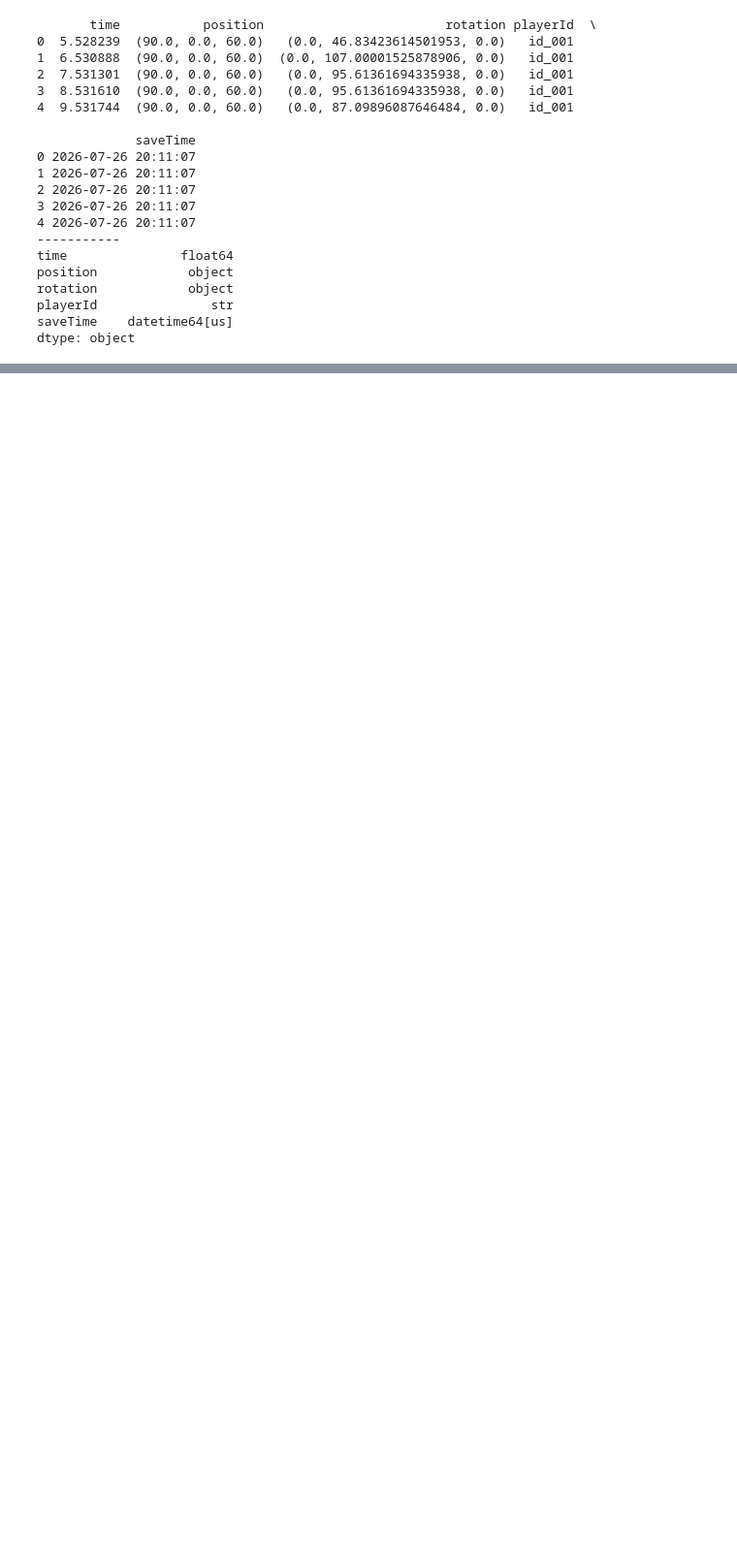
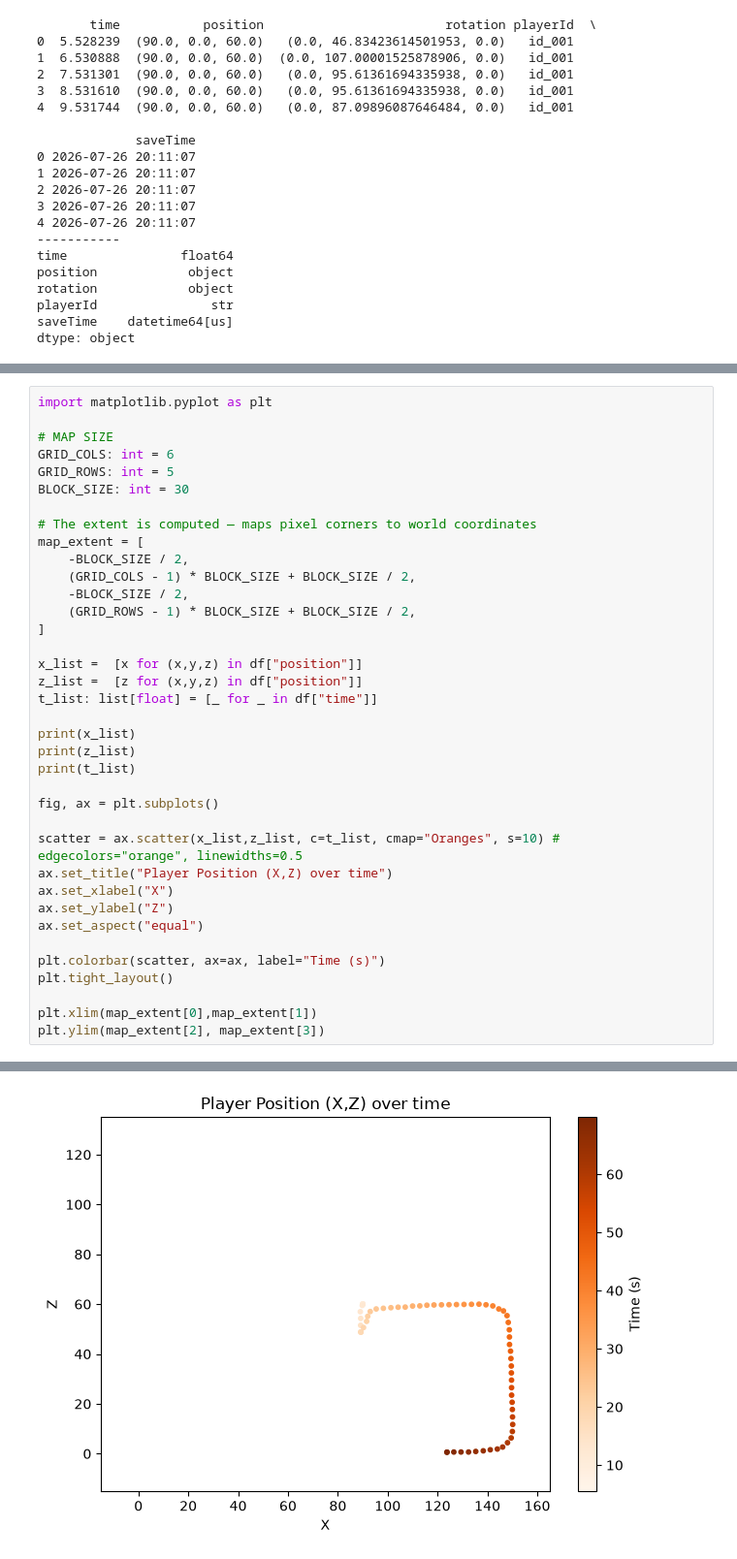
Before and after one commit to mamabox/lumeria-dataViz-proto, a Jupyter notebook: jupyter/architecture.ipynb, the cells around one changed output, grey strips where cells are left out. Shown at 97% size. Saved outputs shown, nothing was run; the diff lists cells and outputs as text; blank space fills up the shorter version.

```diff
--- a/jupyter/architecture.ipynb
+++ b/jupyter/architecture.ipynb
@@ -206,0 +216,38 @@ dtype: object
+# %%
+import matplotlib.pyplot as plt
+
+# MAP SIZE
+GRID_COLS: int = 6
+GRID_ROWS: int = 5
+BLOCK_SIZE: int = 30
+
+# The extent is computed — maps pixel corners to world coordinates
+map_extent = [
+    -BLOCK_SIZE / 2,
+    (GRID_COLS - 1) * BLOCK_SIZE + BLOCK_SIZE / 2,
+    -BLOCK_SIZE / 2,
+    (GRID_ROWS - 1) * BLOCK_SIZE + BLOCK_SIZE / 2,
+]
+
+x_list =  [x for (x,y,z) in df["position"]]
+z_list =  [z for (x,y,z) in df["position"]]
+t_list: list[float] = [_ for _ in df["time"]]
+
+print(x_list)
+print(z_list)
+print(t_list)
+
+fig, ax = plt.subplots()
+
+scatter = ax.scatter(x_list,z_list, c=t_list, cmap="Oranges", s=10) #  edgecolors="orange", linewidths=0.5
+ax.set_title("Player Position (X,Z) over time")
+ax.set_xlabel("X")
+ax.set_ylabel("Z")
+ax.set_aspect("equal")
+
+plt.colorbar(scatter, ax=ax, label="Time (s)")
+plt.tight_layout()
+
+plt.xlim(map_extent[0],map_extent[1])
+plt.ylim(map_extent[2], map_extent[3])
+# %% [output]
@@ -206,0 +258 @@ dtype: object
+[figure, added]
```
Also changed, not shown: parts of 5 cells of this notebook, 3 other files.
